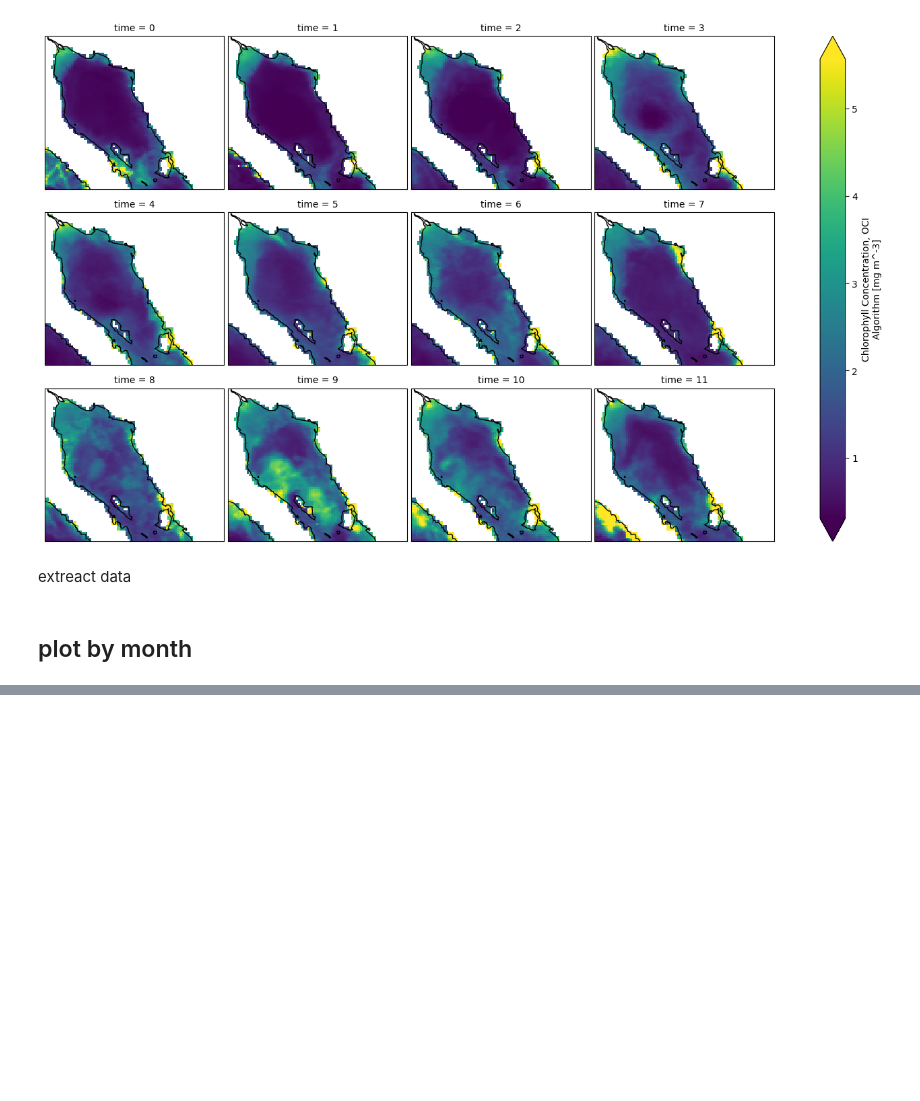
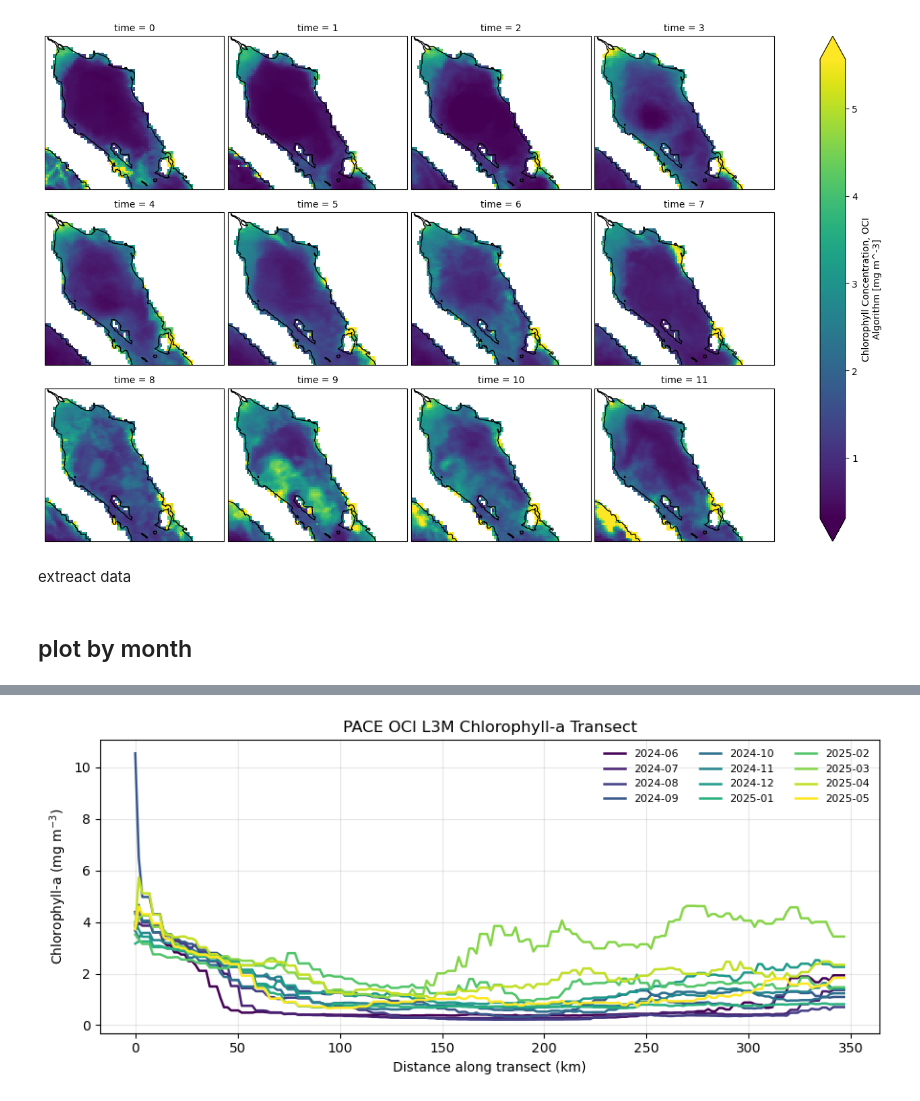
Before and after one commit to fish-pace/2026-proj-waterquality, a Jupyter notebook: contributor_folders/Andrea /pace_chla.ipynb, the cells around one changed output, grey strips where cells are left out. Saved outputs shown, nothing was run; the diff lists cells and outputs as text; code cells hidden in the pictures; blank space fills up the shorter version.

```diff
--- a/contributor_folders/Andrea /pace_chla.ipynb
+++ b/contributor_folders/Andrea /pace_chla.ipynb
@@ -573,0 +692,51 @@ for ax, label in zip(g.axes.flat, labels):
+# %%
+import os
+import matplotlib.pyplot as plt
+import pandas as pd
+
+out_dir = "figures"
+os.makedirs(out_dir, exist_ok=True)
+
+out_fig = os.path.join(
+    out_dir,
+    "chl_transect_PACE_2024.png"
+)
+
+plt.figure(figsize=(9, 4))
+
+colors = plt.cm.viridis(
+    np.linspace(0, 1, chl_transects.shape[0])
+)
+
+for i, t in enumerate(chl.time.values):
+    fecha = pd.to_datetime(t).strftime("%Y-%m")
+
+    plt.plot(
+        dist_km,
+        chl_transects[i, :],
+        color=colors[i],
+        linewidth=1.8,
+        label=fecha
+    )
+
+plt.xlabel("Distance along transect (km)")
+plt.ylabel("Chlorophyll-a (mg m$^{-3}$)")
+plt.title("PACE OCI L3M Chlorophyll-a Transect")
+plt.grid(alpha=0.3)
+plt.legend(
+    ncol=3,
+    fontsize=8,
+    frameon=False
+)
+plt.tight_layout()
+
+# 🔽 GUARDAR
+plt.savefig(
+    out_fig,
+    dpi=300,
+    bbox_inches="tight"
+)
+
+plt.show()
+# %% [output]
+[figure, added]
```
Also changed, not shown: parts of 24 cells of this notebook, 4 other files.
